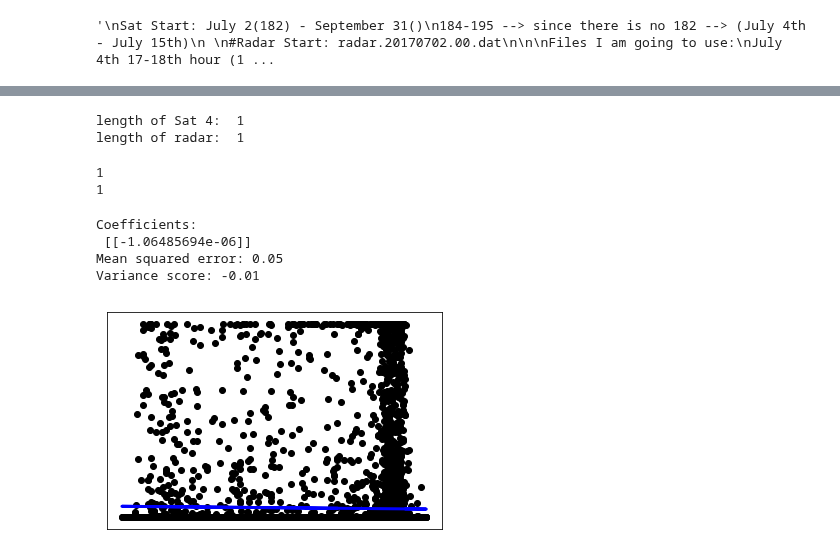
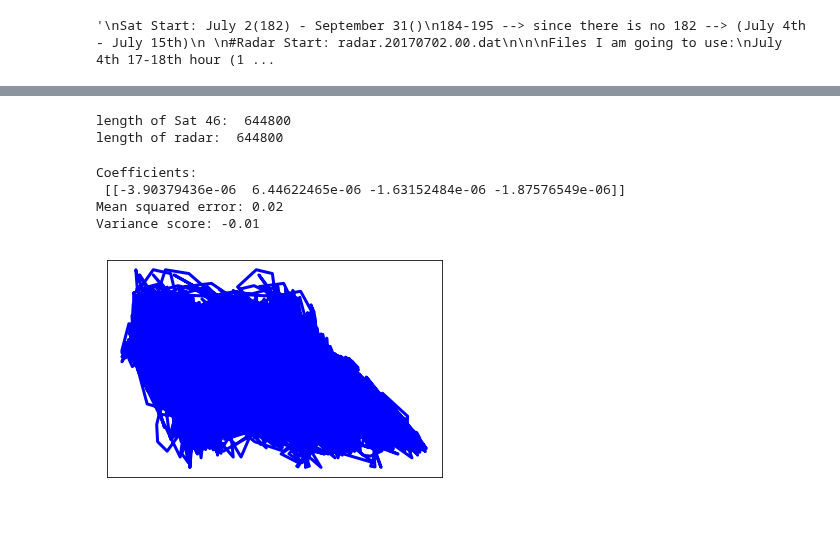
Before and after one commit to yuanzhou15/capstone-weather, a Jupyter notebook: yuan/Untitled.ipynb, the cells around one changed output, grey strips where cells are left out. Drawn from its saved outputs; the diff is of its cells as text; code cells hidden in the pictures; blank space fills up the shorter version.

```diff
--- a/yuan/Untitled.ipynb
+++ b/yuan/Untitled.ipynb
@@ -100,10 +92,12 @@ def flatten_sat(sat_list):
         flattened_list.append(flattened.tolist())
     return flattened_list
 # %%
-Satband4 = wdata.Sat.getYear(2017, 6)
-#Satband6 = wdata.Sat.getYear(2017, 6)
+Satband4 = wdata.Sat.getYear(2017, 4)
+Satband6 = wdata.Sat.getYear(2017, 6)
 # %%
 Radar = wdata.Radar.getYear(2017)
+Satband3 = wdata.Sat.getYear(2017, 3)
+Satband2 = wdata.Sat.getYear(2017, 2)
 # %%
 #print(Satband4[-1]['data'][0])
 #print(len(Satband4[:-1]))
@@ -123,0 +112,10 @@ print(len(flatSat4))
+# %%
+flatSat4 = (np.array(flatten_sat(Satband4))).reshape(-1,1)
+flatSat6 = (np.array(flatten_sat(Satband6))).reshape(-1,1)
+flatSat3 = (np.array(flatten_sat(Satband3))).reshape(-1,1)
+flatSat2 = (np.array(flatten_sat(Satband2))).reshape(-1,1)
+print(flatSat4)
+print(flatSat6)
+flatSat2346 = np.concatenate((flatSat4, flatSat6, flatSat3, flatSat2), axis=1)
+
+print(len(flatSat346), flatSat346)
@@ -129,52 +145,46 @@ print(len(flatRad))
 # %%
-print("length of Sat 4: ", len(flatSat4[0])) # all are lists of length 10400
+print("length of Sat 46: ", len(flatSat3)) # all are lists of length 10400
 #print("length of Sat 6: ", len(flatSat6[0]))
-print("length of radar: ", len(flatRad[0]))
+print("length of radar: ", len(flatRad))
 # %% [output]
-length of Sat 4:  1
-length of radar:  1
+length of Sat 46:  644800
+length of radar:  644800
-# %%
-print(len(flatSat4[6]))
-print(len(flatRad[6]))
-# %% [output]
-1
-1
 # %%
 '''
 Linear Regression
 '''
-train_x = (np.array(flatSat4[:-10400])).reshape(-1,1)
-train_y = (np.array(flatRad[:-10400])).reshape(-1,1)
-test_x = (np.array(flatSat4[-10400:])).reshape(-1,1)
-test_y = (np.array(flatRad[-10400:])).reshape(-1,1)
+train_x = flatSat2346[:-10400]
+train_y = flatRad[:-10400]
+test_x = flatSat2346[-10400:]
+test_y = flatRad[-10400:]
 
 regr = linear_model.LinearRegression()
 
 # Train the model using the training sets
 regr.fit(train_x, train_y)
 
 # Make predictions using the testing set
 y_pred = regr.predict(test_x)
 
 # The coefficients
 print('Coefficients: \n', regr.coef_)
 # The mean squared error
 print("Mean squared error: %.2f"
       % mean_squared_error(test_y, y_pred))
 # Explained variance score: 1 is perfect prediction
 print('Variance score: %.2f' % r2_score(test_y, y_pred))
 
 # Plot outputs
-plt.scatter(test_x, test_y,  color='black')
+#plt.scatter(test_x, test_y,  color='black')
 plt.plot(test_x, y_pred, color='blue', linewidth=3)
 
 plt.xticks(())
 plt.yticks(())
 
 plt.show()
 # %% [output]
 Coefficients:
- [[-1.06485694e-06]]
-Mean squared error: 0.05
+ [[-3.90379436e-06  6.44622465e-06 -1.63152484e-06 -1.87576549e-06]]
+Mean squared error: 0.02
 Variance score: -0.01
-[figure, old version]
+[figure, new version]
```
Also changed, not shown: parts of 24 cells of this notebook.
